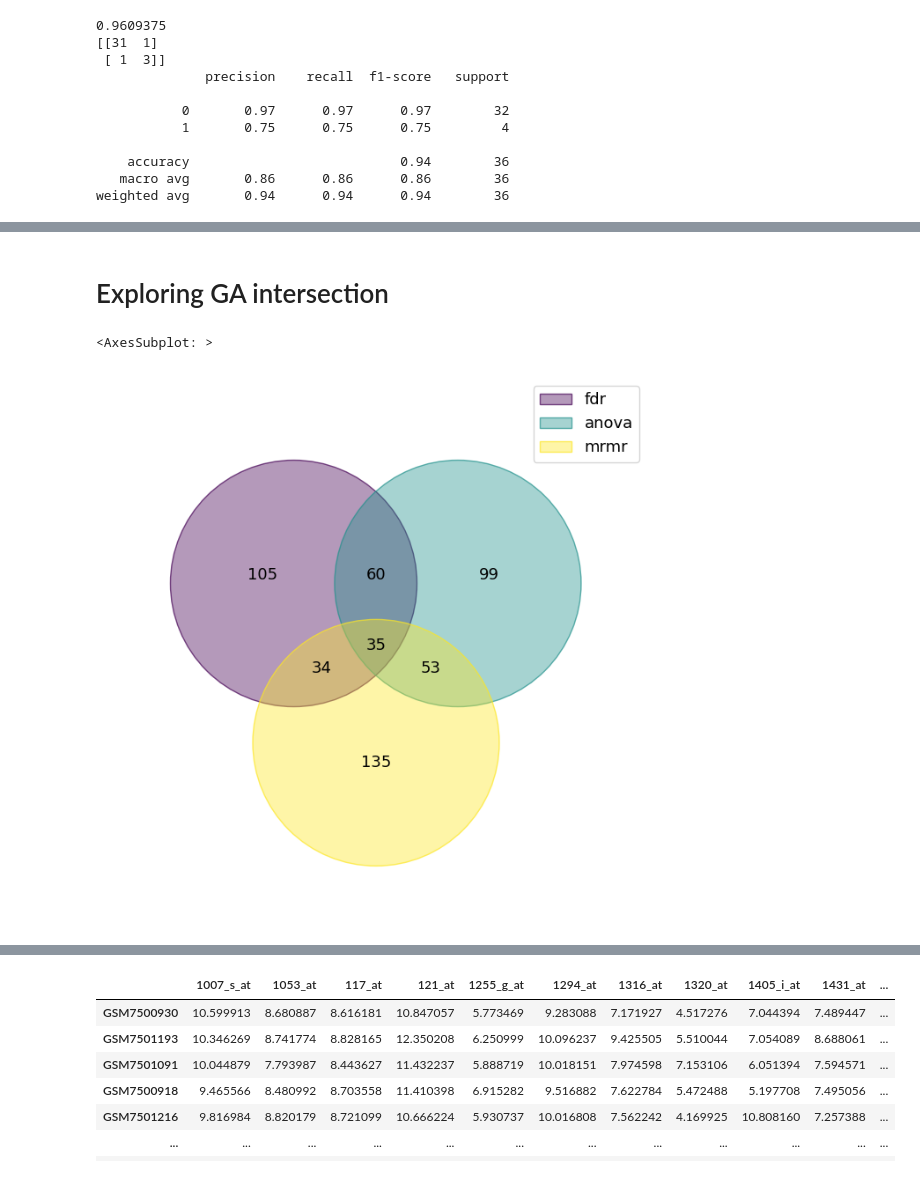
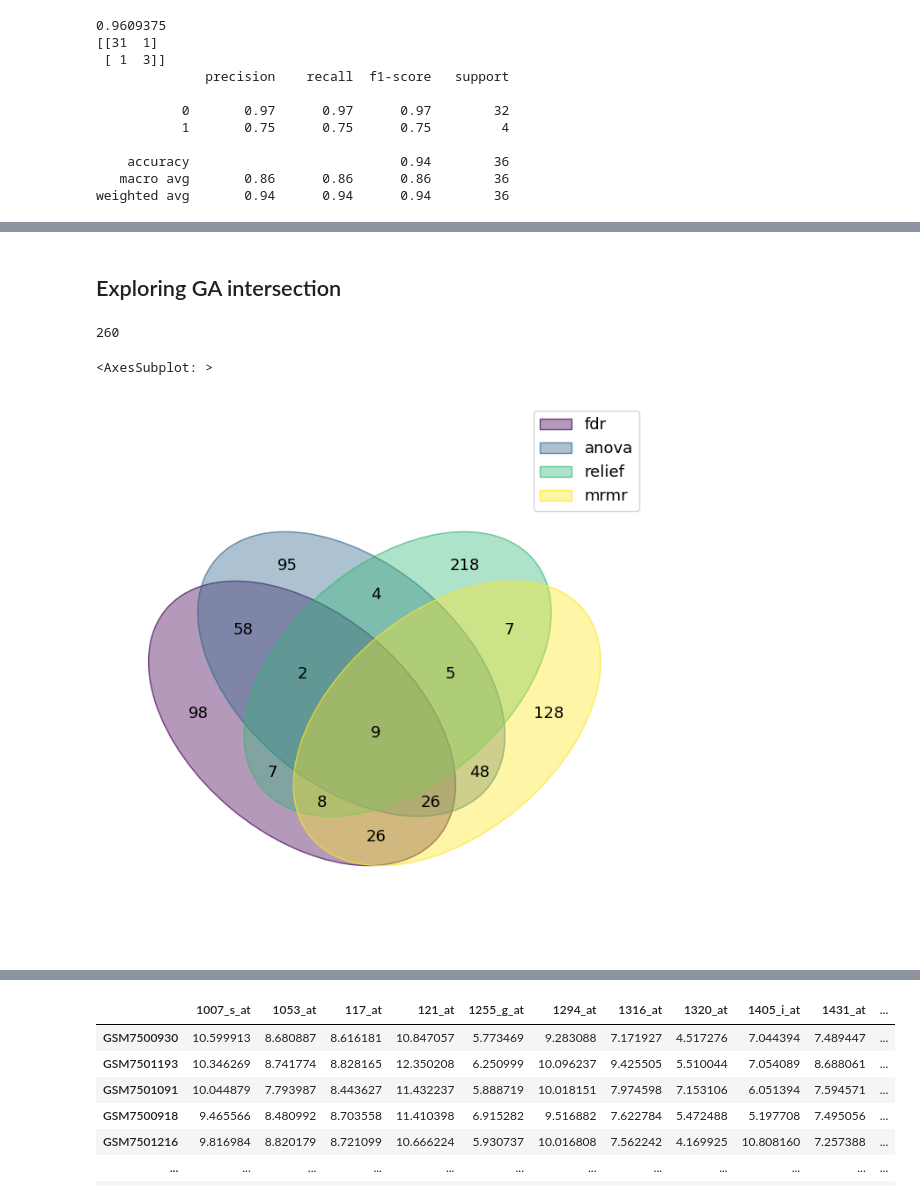
Before and after one commit to U-n-Own/computational-health-laboratory, a Jupyter notebook: Again.ipynb, the cells around one changed output, grey strips where cells are left out. Cells and saved outputs as stored; diff of their text form; code cells hidden in the pictures.

```diff
--- a/Again.ipynb
+++ b/Again.ipynb
@@ -37,13 +37,10 @@ X_val, X_test, y_val, y_test = train_test_split(X_test, y_test, test_size=0.5, r
 from sklearn.model_selection import KFold
 from sklearn.preprocessing import StandardScaler
 
-selector = SelectKBest(score_func=f_classif, k=500)
+selector = SelectKBest(score_func=f_classif, k=100)
 scaler = StandardScaler()
 model = LogisticRegression(max_iter=10000, class_weight='balanced', random_state=1)
 
-# Define cross-validation
-K = 5  # Number of folds
-cv = KFold(n_splits=K, shuffle=True, random_state=1)
 
 X_train_selected = selector.fit_transform(X_train, y_train)
 X_val_selected = selector.transform(X_val)
@@ -88,7 +105,7 @@ def fisher_discriminant_ratio(X, y):
     fdr_values = (mu_1 - mu_0)**2 / (sigma_1_sq + sigma_0_sq)
     return fdr_values
 # %%
-top_k = 500  # Number of top features to select
+top_k = 100  # Number of top features to select
 # Feature selection using Fisher Discriminant Ratio
 fdr_values = fisher_discriminant_ratio(X_train, y_train)
 fdr_features_indices = np.argsort(fdr_values)[-top_k:]
@@ -891,0 +1077,5 @@ ga_selected_anova
+# %%
+best_individual =  [0, 0, 0, 0, 1, 1, 0, 1, 0, 0, 1, 1, 0, 0, 0, 1, 1, 1, 1, 0, 0, 0, 0, 1, 1, 0, 1, 1, 1, 0, 1, 1, 0, 0, 0, 0, 1, 0, 1, 0, 1, 0, 0, 1, 1, 0, 1, 0, 1, 0, 1, 1, 1, 1, 1, 1, 0, 1, 1, 0, 1, 1, 0, 1, 1, 1, 1, 1, 1, 0, 1, 1, 0, 0, 1, 0, 1, 0, 0, 1, 1, 1, 0, 0, 1, 1, 1, 0, 1, 0, 1, 0, 1, 1, 0, 0, 0, 1, 0, 0]
+mask_anova = best_individual
+ga_selected_anova = [element for element, m in zip(anova_features_index, mask_anova) if m]
+ga_selected_anova
@@ -1090,0 +1300,6 @@ ga_selected_fdr
+# %%
+
+best_individual = [0, 0, 1, 0, 1, 0, 1, 1, 0, 0, 1, 0, 0, 0, 1, 1, 0, 0, 0, 1, 0, 1, 1, 0, 1, 1, 1, 0, 0, 1, 0, 0, 0, 1, 0, 1, 1, 1, 1, 1, 0, 0, 1, 1, 1, 0, 1, 1, 0, 0, 0, 1, 1, 0, 1, 0, 1, 1, 1, 0, 0, 1, 0, 1, 1, 1, 0, 1, 1, 0, 0, 1, 1, 0, 1, 1, 0, 0, 0, 1, 0, 1, 0, 1, 1, 1, 1, 0, 1, 1, 0, 0, 1, 0, 1, 0, 0, 0, 1, 1]
+mask_fdr = best_individual
+ga_selected_fdr = [element for element, m in zip(fdr_features_indices, mask_fdr) if m]
+ga_selected_fdr
@@ -1734,16 +2100,21 @@ Index(['1553114_a_at', '1553180_at', '1554210_at', '1554440_at', '1555907_at',
 # %% [markdown]
-# Exploring GA intersection
+## Exploring GA intersection
+# %%
+len(set.intersection(set(ga_selected_relief),set(ga_selected_ig)))
+# %% [output]
+260
 # %%
 from venn import venn
 
 genes_lists = {
     "fdr": set(ga_selected_fdr),
     "anova": set(ga_selected_anova),
-    #"relief": set(ga_selected_relief), # it has no intersection
+    "relief": set(ga_selected_relief), # it has no intersection
     "mrmr": set(ga_selected_mrmr),
+    #"ig":set(ga_selected_ig)
 }
 
 venn(genes_lists)
 # %% [output]
 <AxesSubplot: >
-[figure, old version]
+[figure, new version]
```
Also changed, not shown: parts of 53 cells of this notebook.
